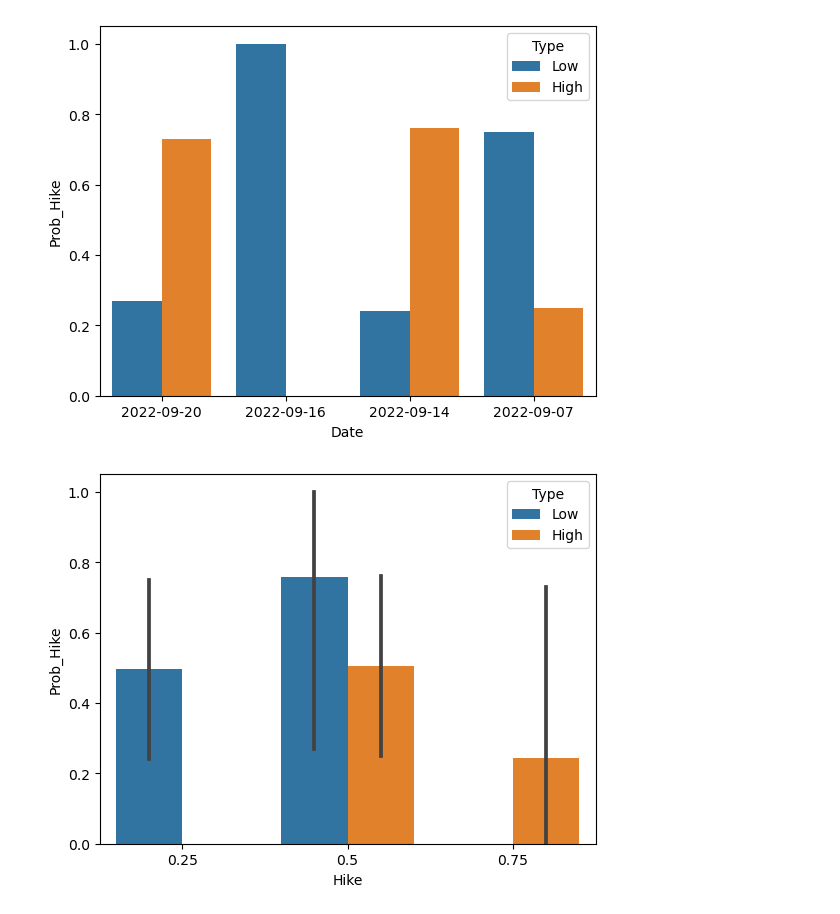
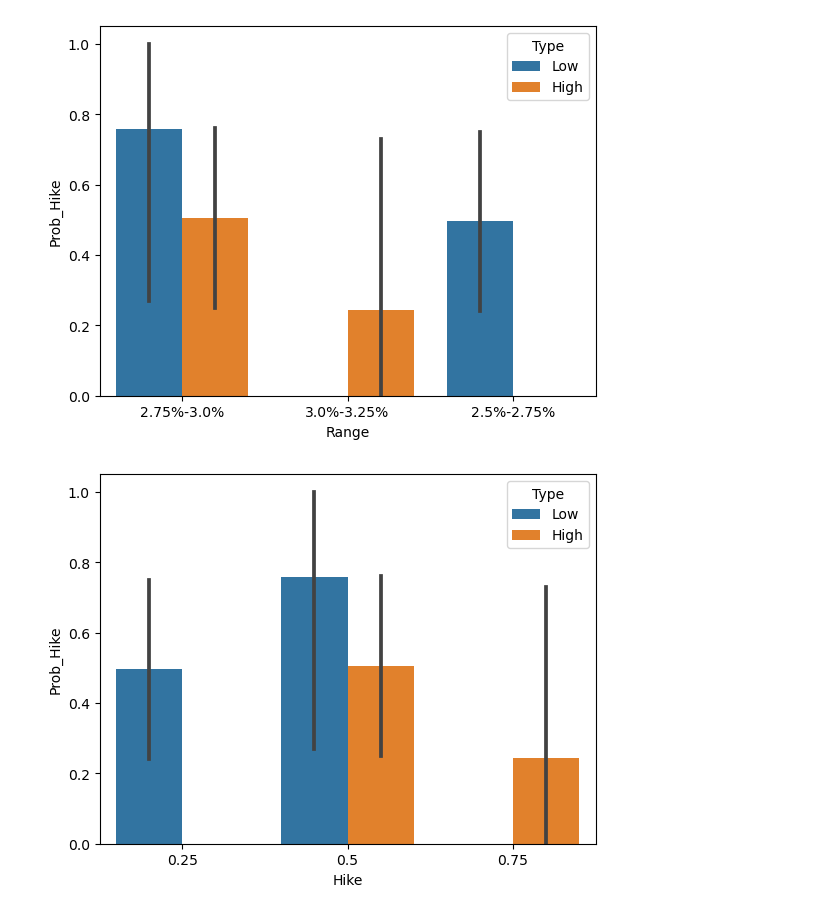
Before and after one commit to orlovt/market_deriative_indexes, a Jupyter notebook: showcase.ipynb, the cells around one changed output. Drawn from its saved outputs; the diff is of its cells as text; code cells hidden in the pictures.

```diff
--- a/showcase.ipynb
+++ b/showcase.ipynb
@@ -13,3 +11,0 @@ test = Analytics(ts)
-# %%
-df = test.df
-pf = test.df_plt
@@ -30,7 +73,7 @@ sns.barplot(data = df, x = 'Date', y = 'Prob_Hike_Low')
 # %%
-ax = sns.barplot(data=pf, x = 'Date', y = 'Prob_Hike', hue = 'Type')
+ax = sns.barplot(data=pf, x = 'Range', y = 'Prob_Hike', hue = 'Type')
 # %% [output]
-[figure, old version]
+[figure, new version]
 # %%
 ax = sns.barplot(data=pf, x = 'Hike', y = 'Prob_Hike', hue = 'Type')
 # %% [output]
```
Also changed, not shown: parts of 19 cells of this notebook, 1 other file.
